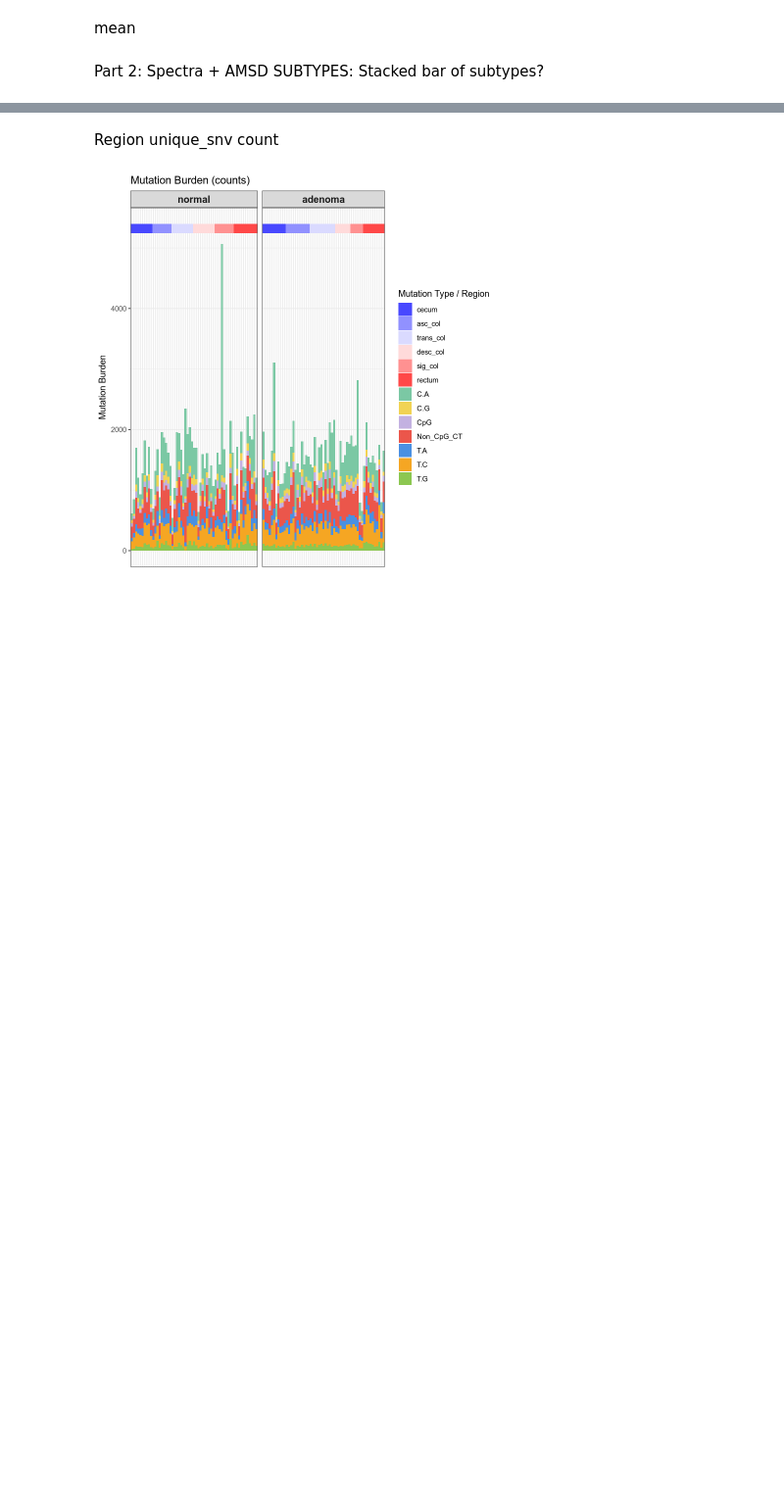
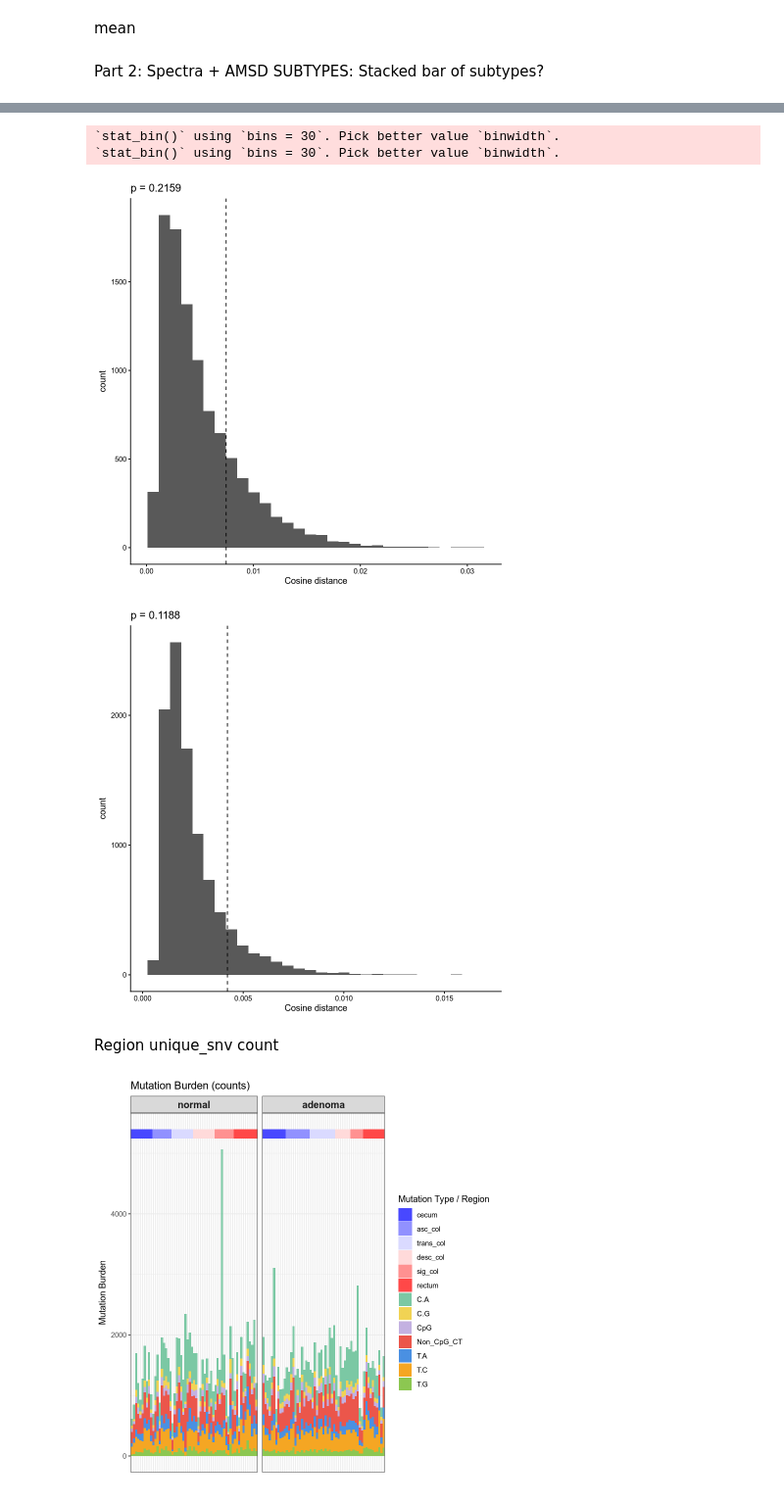
Before and after one commit to laurelhiatt/SEMIColon, a Jupyter notebook: scripts/figures/Figure2.ipynb, the cells around one changed output, grey strips where cells are left out. Shown at 98% size. Saved outputs shown, nothing was run; the diff lists cells and outputs as text; code cells hidden in the pictures; blank space fills up the shorter version.

Commit message:
adding cohort AMSD

```diff
--- a/scripts/figures/Figure2.ipynb
+++ b/scripts/figures/Figure2.ipynb
@@ -542,3 +547,36 @@ plot_amsd_histogram(exp_v_con)
+# %%
+Right <- subset(Hiatt, cohort == 'normal')
+Left <- subset(Hiatt, cohort == "adenoma")
+
+Right_list <- Right$crypt_sample
+Left_list <- Left$crypt_sample
+
+Right <- matrixswitched[rownames(matrixswitched) %in% Right_list, ]
+Left <- matrixswitched[rownames(matrixswitched) %in% Left_list, ]
+
+exp_v_con <- amsd(Right,
+                  Left,
+                  mean_or_sum = "sum",
+                  n_sim = 10000,
+                  seed = 123)
+plot_amsd_histogram(exp_v_con)
+
+
+Right <- as.data.frame(Right)/rowSums(as.data.frame(Right))
+Left <- as.data.frame(Left)/rowSums(as.data.frame(Left))
+
+#run ASMD
+exp_v_con <- amsd(Right,
+                  Left,
+                  mean_or_sum = "mean",
+                  n_sim = 10000,
+                  seed = 123)
+plot_amsd_histogram(exp_v_con)
+# %% [output]
+`stat_bin()` using `bins = 30`. Pick better value `binwidth`.
+`stat_bin()` using `bins = 30`. Pick better value `binwidth`.
+[figure, added]
+[figure, added]
 # %% [markdown]
 Region unique_snv count
 # %%
```
Also changed, not shown: parts of 7 cells of this notebook.
